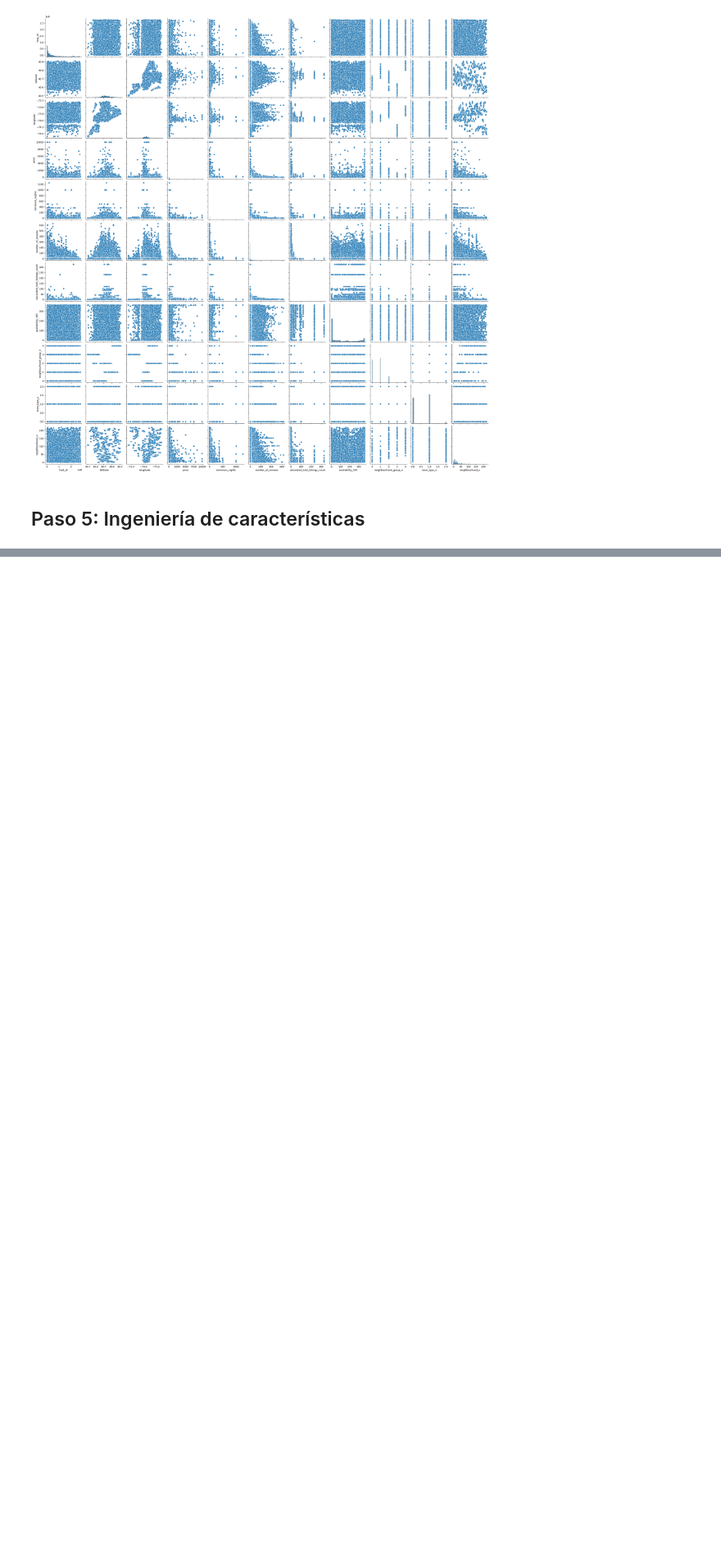
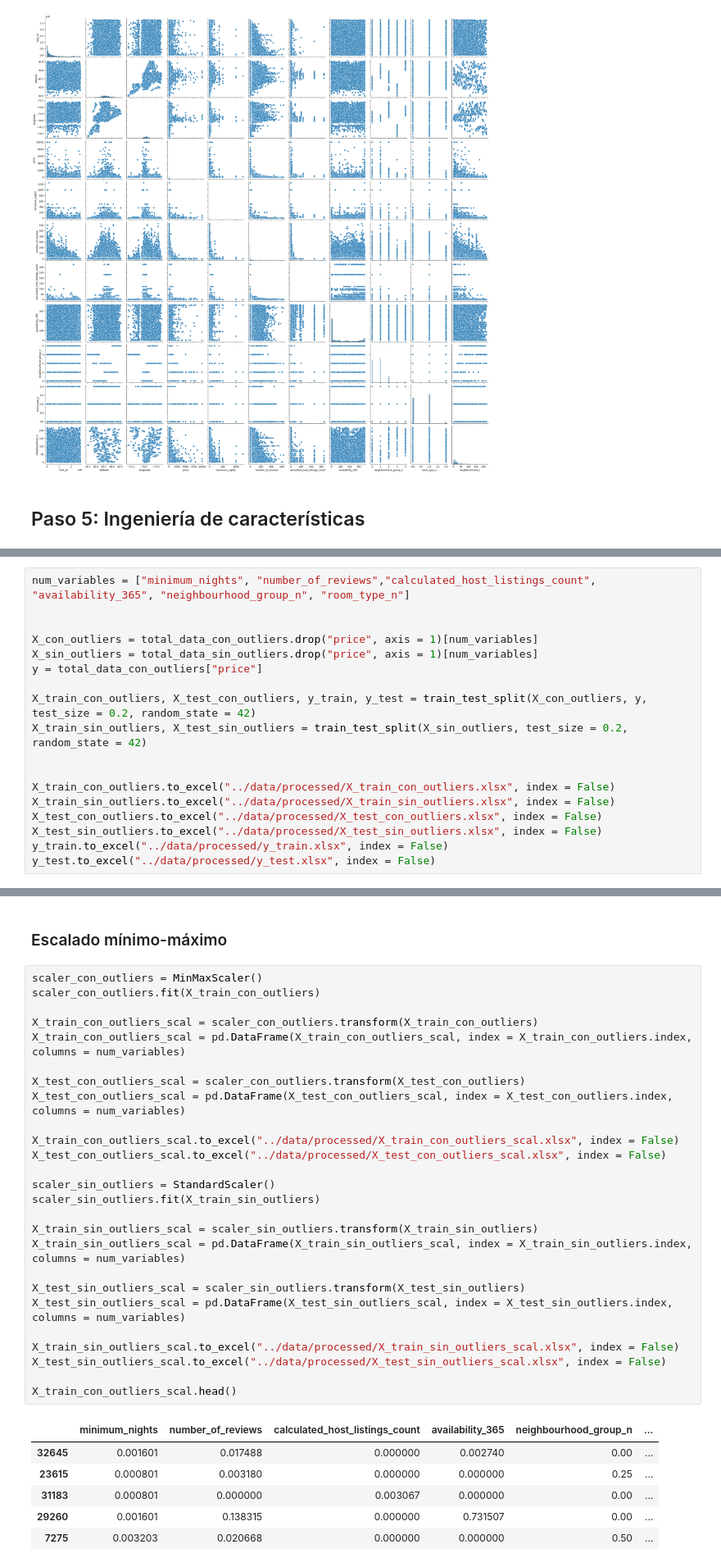
Before and after one commit to javier-senda/machine-learning-python-template, a Jupyter notebook: src/explore.ipynb, the cells around one changed output, grey strips where cells are left out. Shown at 82% size. Cells and saved outputs as stored; diff of their text form; blank space fills up the shorter version.

```diff
--- a/src/explore.ipynb
+++ b/src/explore.ipynb
@@ -314,0 +380,18 @@ total_data.describe()
+# %%
+num_variables = ["minimum_nights", "number_of_reviews","calculated_host_listings_count", "availability_365", "neighbourhood_group_n", "room_type_n"]
+
+
+X_con_outliers = total_data_con_outliers.drop("price", axis = 1)[num_variables]
+X_sin_outliers = total_data_sin_outliers.drop("price", axis = 1)[num_variables]
+y = total_data_con_outliers["price"]
+
+X_train_con_outliers, X_test_con_outliers, y_train, y_test = train_test_split(X_con_outliers, y, test_size = 0.2, random_state = 42)
+X_train_sin_outliers, X_test_sin_outliers = train_test_split(X_sin_outliers, test_size = 0.2, random_state = 42)
+
+
+X_train_con_outliers.to_excel("../data/processed/X_train_con_outliers.xlsx", index = False)
+X_train_sin_outliers.to_excel("../data/processed/X_train_sin_outliers.xlsx", index = False)
+X_test_con_outliers.to_excel("../data/processed/X_test_con_outliers.xlsx", index = False)
+X_test_sin_outliers.to_excel("../data/processed/X_test_sin_outliers.xlsx", index = False)
+y_train.to_excel("../data/processed/y_train.xlsx", index = False)
+y_test.to_excel("../data/processed/y_test.xlsx", index = False)
@@ -314,0 +426,35 @@ total_data.describe()
+# %% [markdown]
+### Escalado mínimo-máximo
+# %%
+scaler_con_outliers = MinMaxScaler()
+scaler_con_outliers.fit(X_train_con_outliers)
+
+X_train_con_outliers_scal = scaler_con_outliers.transform(X_train_con_outliers)
+X_train_con_outliers_scal = pd.DataFrame(X_train_con_outliers_scal, index = X_train_con_outliers.index, columns = num_variables)
+
+X_test_con_outliers_scal = scaler_con_outliers.transform(X_test_con_outliers)
+X_test_con_outliers_scal = pd.DataFrame(X_test_con_outliers_scal, index = X_test_con_outliers.index, columns = num_variables)
+
+X_train_con_outliers_scal.to_excel("../data/processed/X_train_con_outliers_scal.xlsx", index = False)
+X_test_con_outliers_scal.to_excel("../data/processed/X_test_con_outliers_scal.xlsx", index = False)
+
+scaler_sin_outliers = StandardScaler()
+scaler_sin_outliers.fit(X_train_sin_outliers)
+
+X_train_sin_outliers_scal = scaler_sin_outliers.transform(X_train_sin_outliers)
+X_train_sin_outliers_scal = pd.DataFrame(X_train_sin_outliers_scal, index = X_train_sin_outliers.index, columns = num_variables)
+
+X_test_sin_outliers_scal = scaler_sin_outliers.transform(X_test_sin_outliers)
+X_test_sin_outliers_scal = pd.DataFrame(X_test_sin_outliers_scal, index = X_test_sin_outliers.index, columns = num_variables)
+
+X_train_sin_outliers_scal.to_excel("../data/processed/X_train_sin_outliers_scal.xlsx", index = False)
+X_test_sin_outliers_scal.to_excel("../data/processed/X_test_sin_outliers_scal.xlsx", index = False)
+
+X_train_con_outliers_scal.head()
+# %% [output]
+|  | minimum_nights | number_of_reviews | calculated_host_listings_count | availability_365 | neighbourhood_group_n | ... |
+| 32645 | 0.001601 | 0.017488 | 0.000000 | 0.002740 | 0.00 | ... |
+| 23615 | 0.000801 | 0.003180 | 0.000000 | 0.000000 | 0.25 | ... |
+| 31183 | 0.000801 | 0.000000 | 0.003067 | 0.000000 | 0.00 | ... |
+| 29260 | 0.001601 | 0.138315 | 0.000000 | 0.731507 | 0.00 | ... |
+| 7275 | 0.003203 | 0.020668 | 0.000000 | 0.000000 | 0.50 | ... |
```
Also changed, not shown: parts of 16 cells of this notebook, 19 other files.
